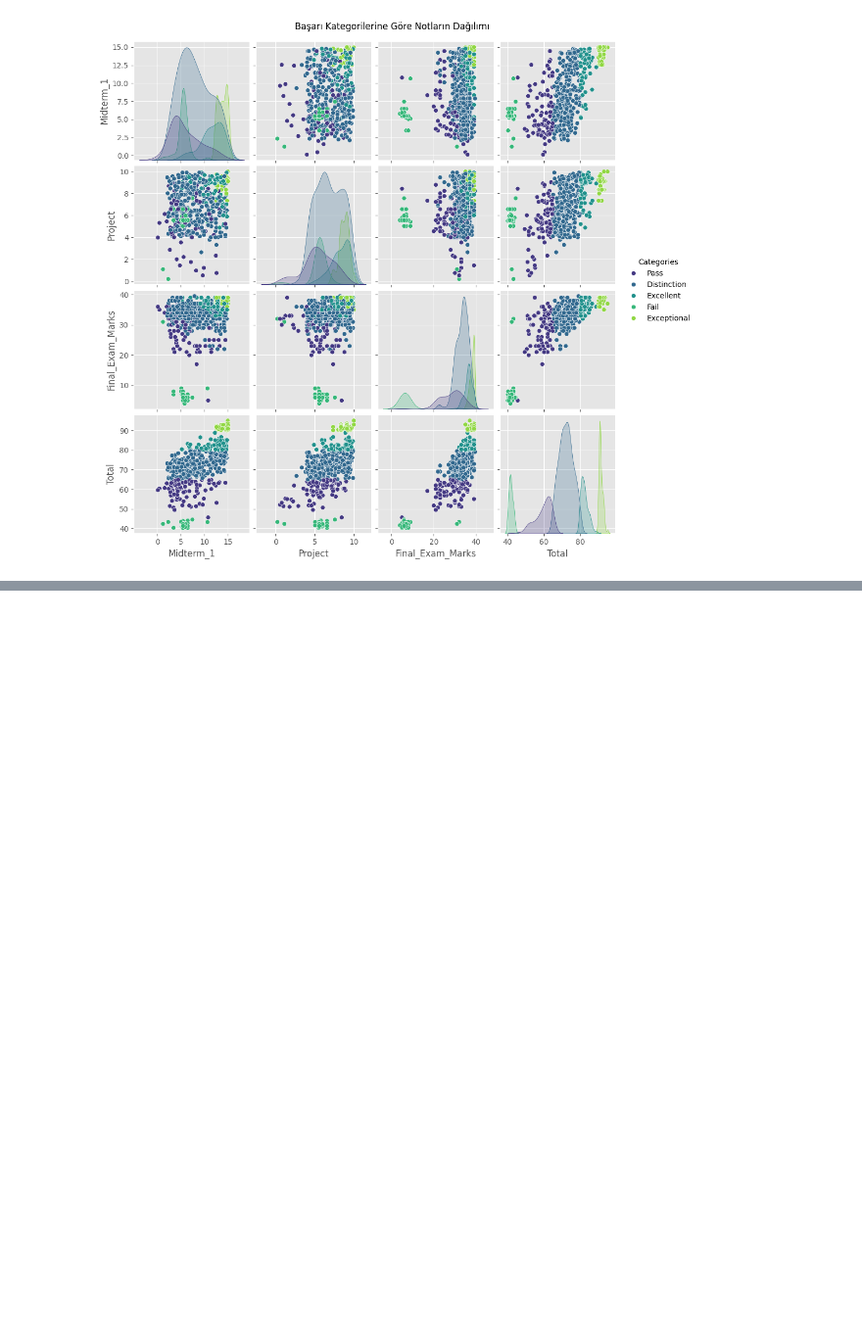
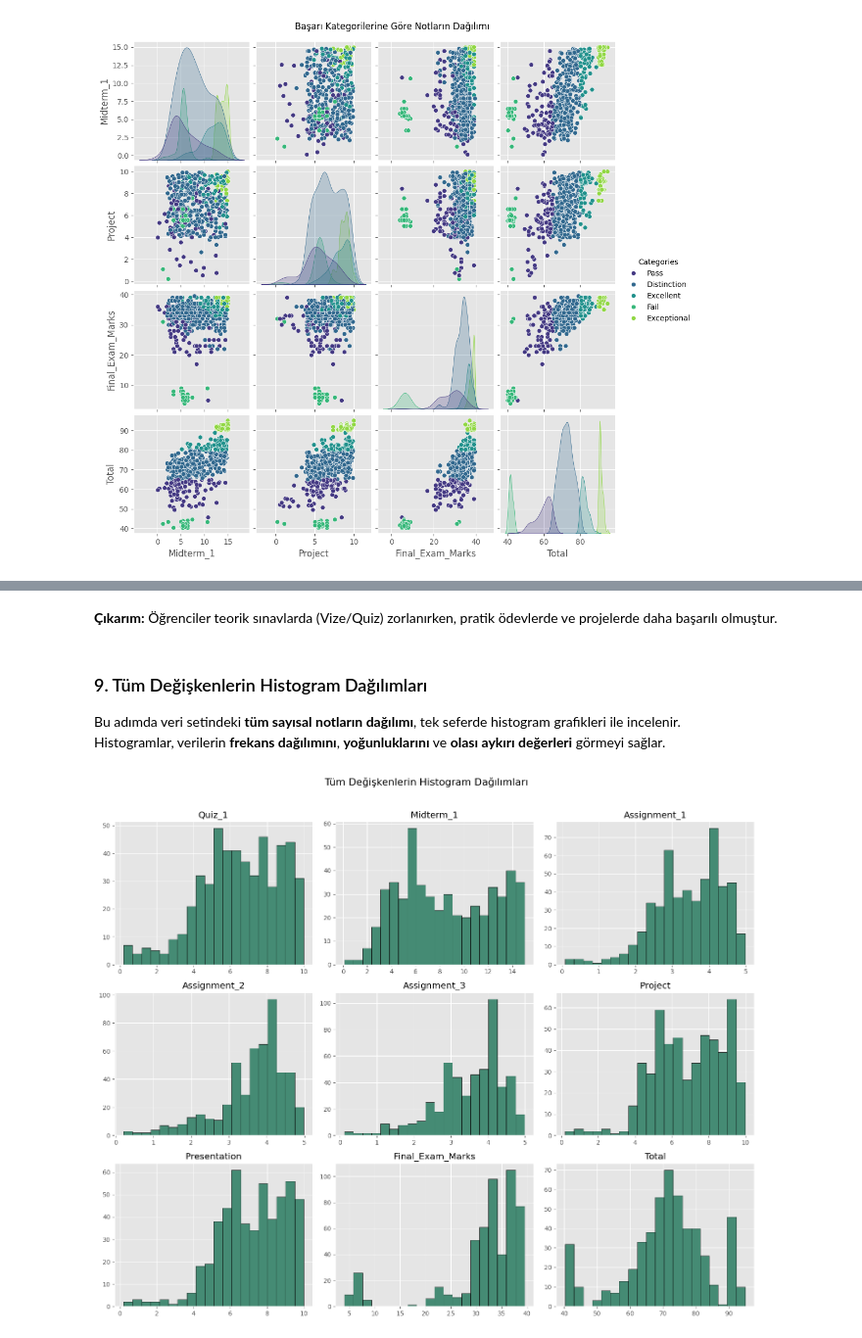
Before and after one commit to Zahra6334/Veri-Analizi, a Jupyter notebook: veri yönetim analizi.ipynb, the cells around one changed output, grey strips where cells are left out. Shown at 98% size. Cells and saved outputs as stored; diff of their text form; code cells hidden in the pictures; blank space fills up the shorter version.

```diff
--- a/veri yönetim analizi.ipynb
+++ b/veri yönetim analizi.ipynb
@@ -236,0 +202,15 @@ plt.show()
+# %% [markdown]
+
+**Çıkarım:** Öğrenciler teorik sınavlarda (Vize/Quiz) zorlanırken, pratik ödevlerde ve projelerde daha başarılı olmuştur.
+# %% [markdown]
+### 9. Tüm Değişkenlerin Histogram Dağılımları
+
+Bu adımda veri setindeki **tüm sayısal notların dağılımı**, tek seferde histogram grafikleri ile incelenir.
+Histogramlar, verilerin **frekans dağılımını**, **yoğunluklarını** ve **olası aykırı değerleri** görmeyi sağlar.
+# %%
+df.hist(figsize=(15, 12), bins=20, color='#458B74', edgecolor='black')
+plt.suptitle('Tüm Değişkenlerin Histogram Dağılımları', y=1.02, fontsize=16)
+plt.tight_layout()
+plt.show()
+# %% [output]
+[figure, added]
```
Also changed, not shown: parts of 20 cells of this notebook.
